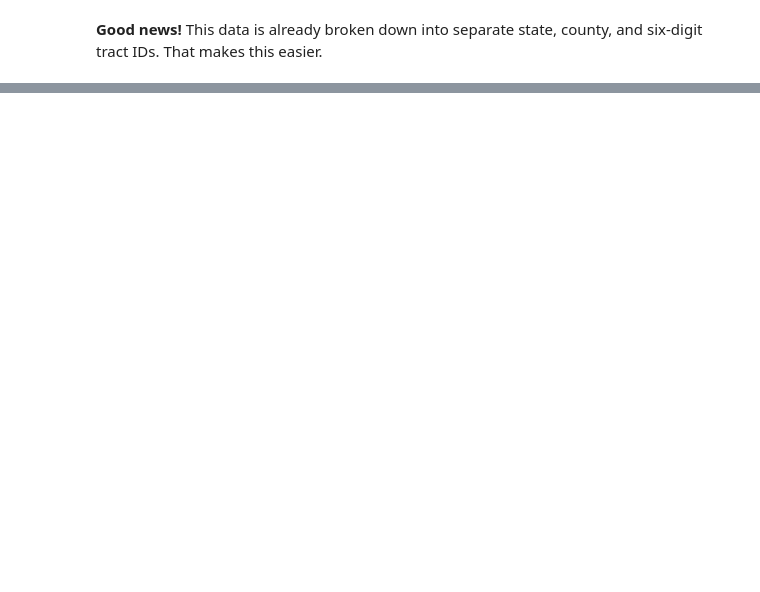
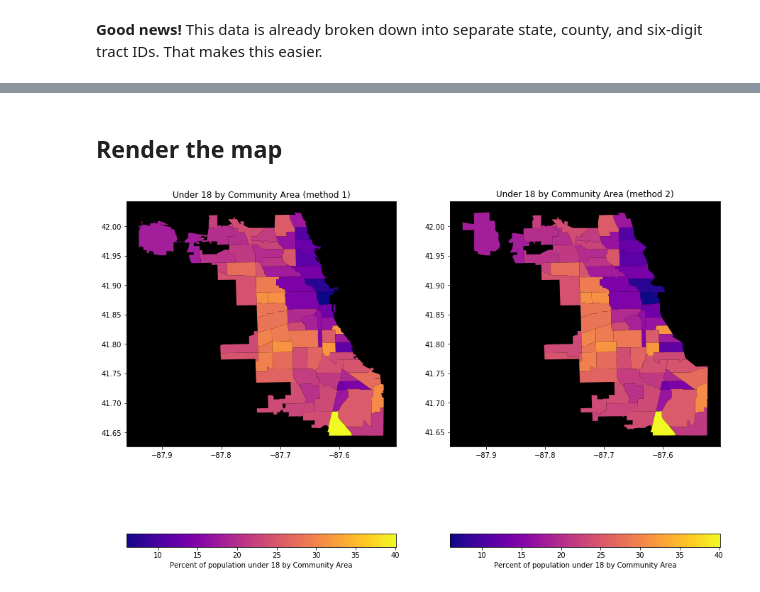
Before and after one commit to censusreporter/nicar20-advanced-census-python, a Jupyter notebook: workshop.ipynb, the cells around one changed output, grey strips where cells are left out. Drawn from its saved outputs; the diff is of its cells as text; code cells hidden in the pictures; blank space fills up the shorter version.

```diff
--- a/workshop.ipynb
+++ b/workshop.ipynb
@@ -253,0 +418,44 @@ import census_data_aggregator
+# %%
+# since we're not aggregating MOE, we can drop those columns,
+# and while we're at it, let's get a friendlier name for one that we're keeping arround
+pop_by_tract_dissolve = pop_by_tract.drop(columns=moe_cols).rename(columns={'B01001_001E': 'totalpop'})
+
+# we need to sum all of our `estimate_cols` except for the total, which we know is first, so that makes it easy to select columns for the `apply` function
+pop_by_tract_dissolve['under18'] = pop_by_tract_dissolve[estimate_cols[1:]].apply(lambda row: row.sum(),axis='columns')
+
+# add the ACS data to the GeoDataFrame
+# all we really need from the tracts are the tract geometries and the community area, which is the basis for the dissolve.
+# and all we need from the ACS data is the total population and the under 18; we already have community area once.
+comm_areas_dissolve = chi_tracts_geo.set_index('geoid10')[['geometry', 'commarea']].join(pop_by_tract_dissolve[['totalpop', 'under18']]).dissolve(by='commarea',aggfunc='sum')
+
+#now recompute the percent under 18
+comm_areas_dissolve['pct_under18'] = comm_areas_dissolve['under18'] / comm_areas_dissolve['totalpop'] * 100
+# %% [markdown]
+## Render the map
+# %%
+f, (ax1, ax2) = plt.subplots(1,2,figsize=(15,15))
+pct_by_comm_area_geo['pct_under18'] = pct_by_comm_area_geo['pct_under18_E'] * 100 # this is where we intervene to make it display correctly in the map legend
+pct_by_comm_area_geo.plot('pct_under18',
+                      ax=ax1,
+                      cmap='plasma',
+                      legend=True,
+                      legend_kwds={
+                          'label': "Percent of population under 18 by Community Area",
+                          'orientation': "horizontal"
+                    })
+ax1.set_title('Under 18 by Community Area (method 1)')
+ax1.set_facecolor('k')
+
+# make them the same projection along the way
+comm_areas_dissolve.to_crs(pct_by_comm_area_geo.geometry.crs).plot('pct_under18',
+                      ax=ax2,
+                      cmap='plasma',
+                      legend=True,
+                      legend_kwds={
+                          'label': "Percent of population under 18 by Community Area",
+                          'orientation': "horizontal"
+                    })
+ax2.set_title('Under 18 by Community Area (method 2)')
+ax2.set_facecolor('k')
+# %% [output]
+[figure, added]
```
Also changed, not shown: parts of 41 cells of this notebook, 7 other files.
